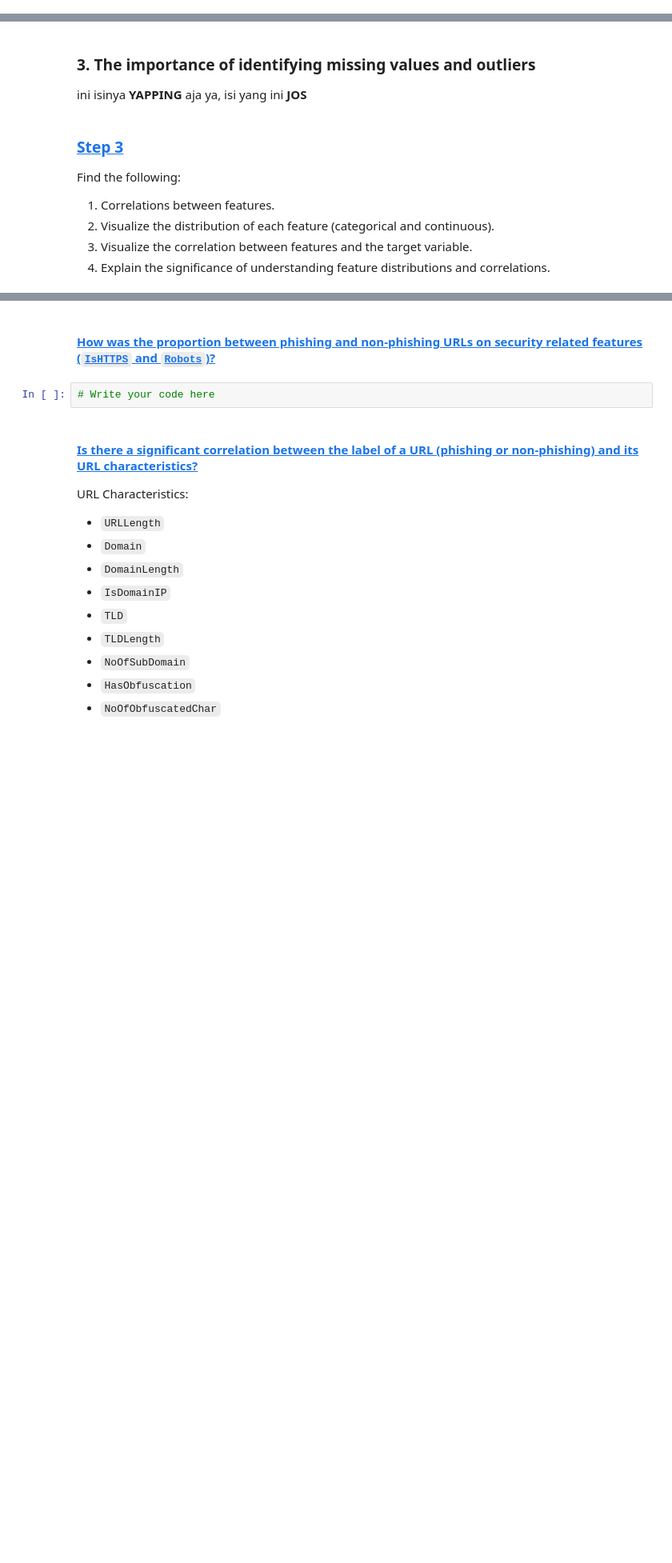
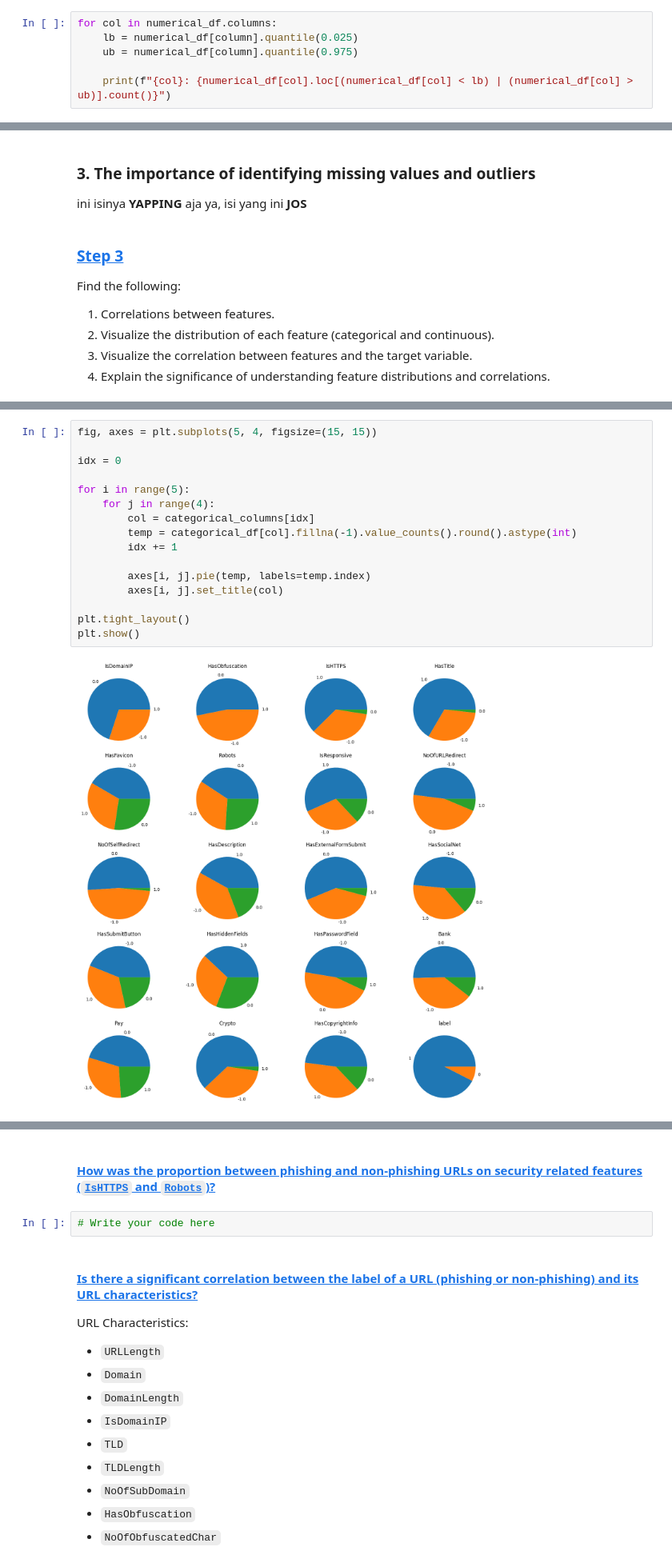
Before and after one commit to adli-arindra/Tucil-2-DAI, a Jupyter notebook: main.ipynb, the cells around one changed output, grey strips where cells are left out. Shown at 80% size. Saved outputs shown, nothing was run; the diff lists cells and outputs as text; blank space fills up the shorter version.

```diff
--- a/main.ipynb
+++ b/main.ipynb
@@ -215,0 +219,6 @@ plt.show()
+# %%
+for col in numerical_df.columns:
+    lb = numerical_df[column].quantile(0.025)
+    ub = numerical_df[column].quantile(0.975)
+
+    print(f"{col}: {numerical_df[col].loc[(numerical_df[col] < lb) | (numerical_df[col] > ub)].count()}")
@@ -229,0 +267,18 @@ Find the following:
+# %%
+fig, axes = plt.subplots(5, 4, figsize=(15, 15))
+
+idx = 0
+
+for i in range(5):
+    for j in range(4):
+        col = categorical_columns[idx]
+        temp = categorical_df[col].fillna(-1).value_counts().round().astype(int)
+        idx += 1
+
+        axes[i, j].pie(temp, labels=temp.index)
+        axes[i, j].set_title(col)
+
+plt.tight_layout()
+plt.show()
+# %% [output]
+[figure, added]
```
Also changed, not shown: parts of 8 cells of this notebook.
